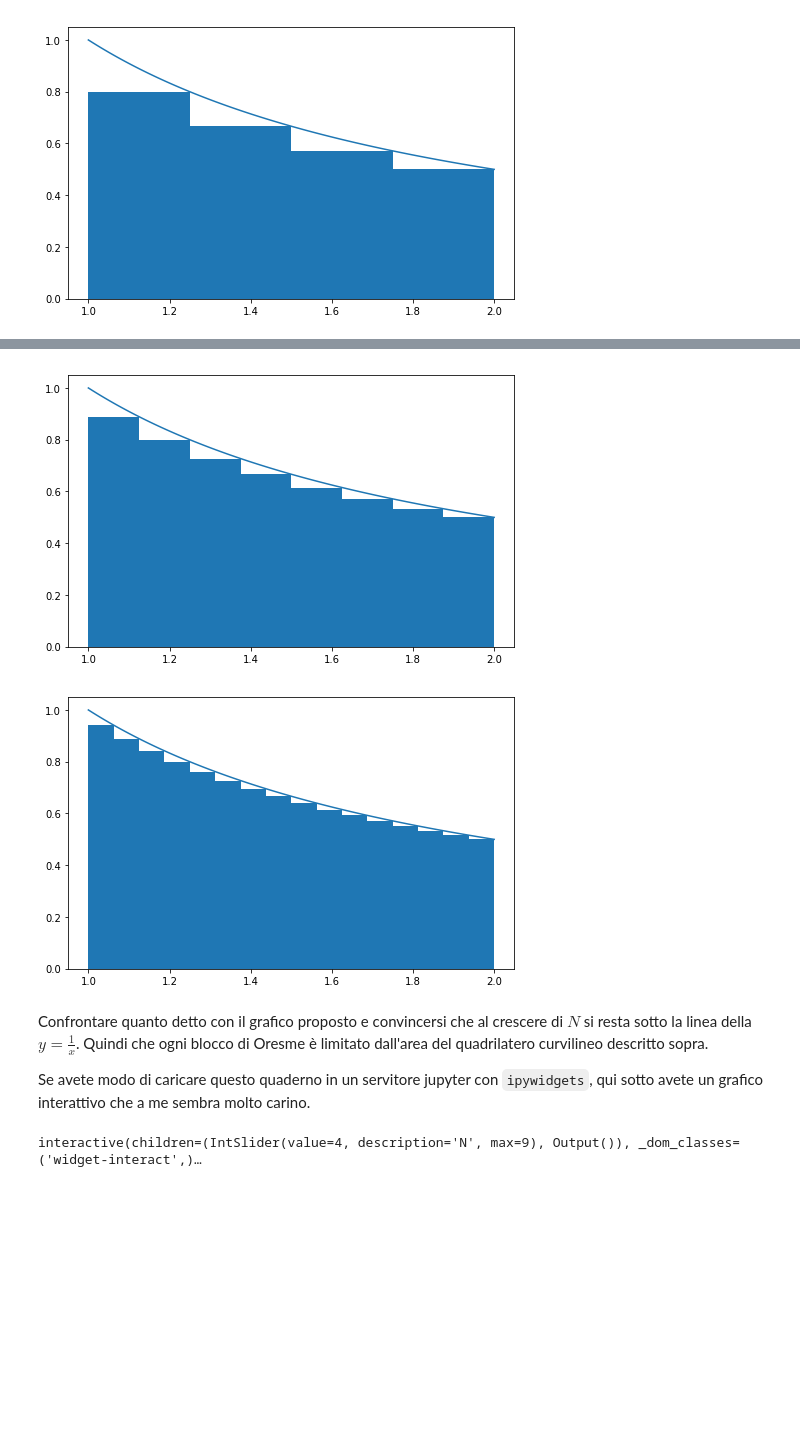
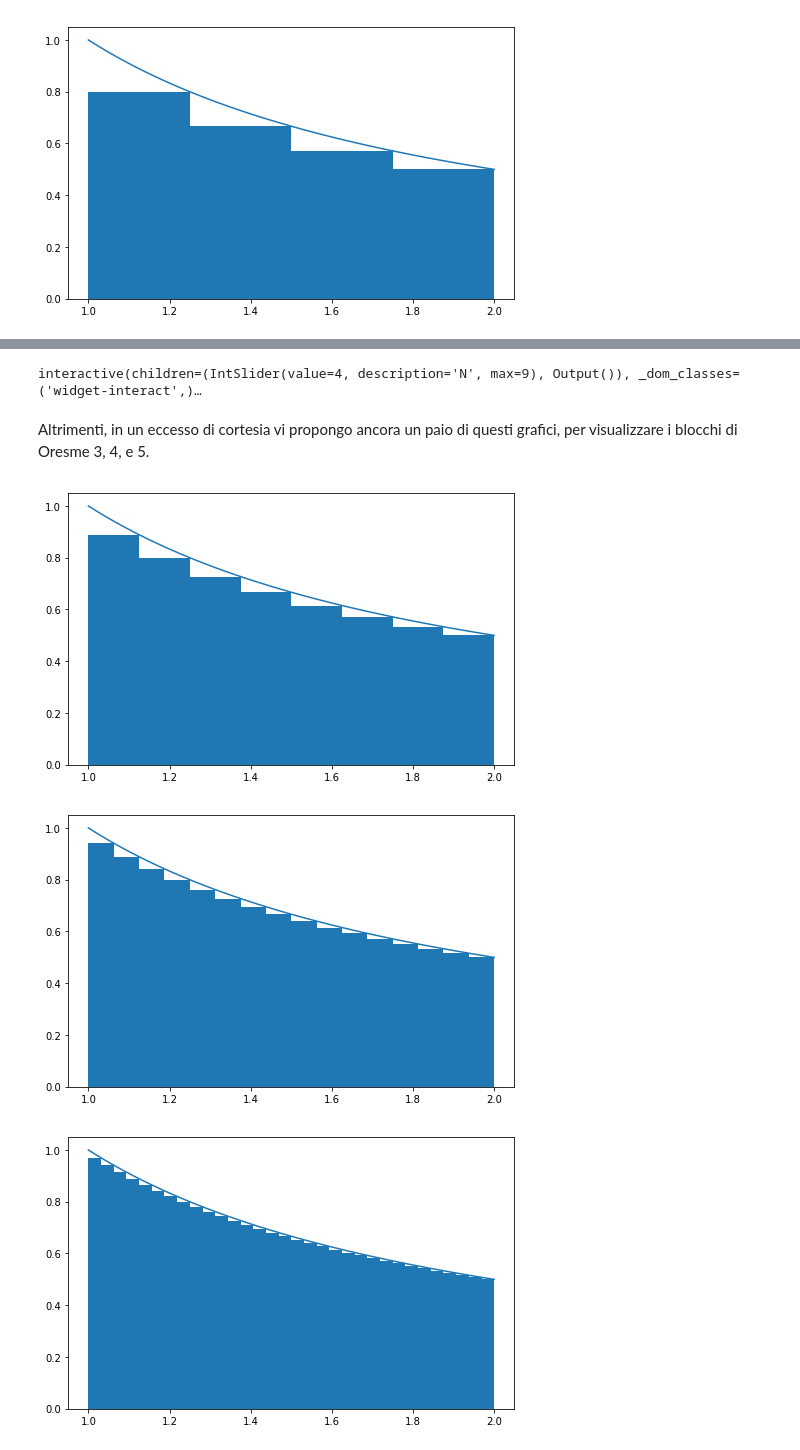
Before and after one commit to mfrasca/notebooks, a Jupyter notebook: Maths/Oresme.ipynb, the cells around one changed output, grey strips where cells are left out. Cells and saved outputs as stored; diff of their text form; code cells hidden in the pictures; blank space fills up the shorter version.

```diff
--- a/Maths/Oresme.ipynb
+++ b/Maths/Oresme.ipynb
@@ -93,14 +96,14 @@ Per eccesso di cortesia vi propongo ancora un paio di questi grafici, per visual
-# %%
-plot_steps(3)
-plot_steps(4);
-# %% [output]
-[figure, removed]
-[figure, removed]
-# %% [markdown]
-Confrontare quanto detto con il grafico proposto e convincersi che al crescere di $N$ si resta sotto la linea della $y=\frac1x$.  Quindi che ogni blocco di Oresme è limitato dall'area del quadrilatero curvilineo descritto sopra.
-
-Se avete modo di caricare questo quaderno in un servitore jupyter con `ipywidgets`, qui sotto avete un grafico interattivo che a me sembra molto carino.
 # %%
 ipywidgets.interact(plot_steps, N=(0, 9, 1));
 # %% [output]
 interactive(children=(IntSlider(value=4, description='N', max=9), Output()), _dom_classes=('widget-interact',)…
+# %% [markdown]
+Altrimenti, in un eccesso di cortesia vi propongo ancora un paio di questi grafici, per visualizzare i blocchi di Oresme 3, 4, e 5.
+# %%
+plot_steps(3)
+plot_steps(4)
+plot_steps(5);
+# %% [output]
+[figure, added]
+[figure, added]
+[figure, added]
```
Also changed, not shown: parts of 5 cells of this notebook.
